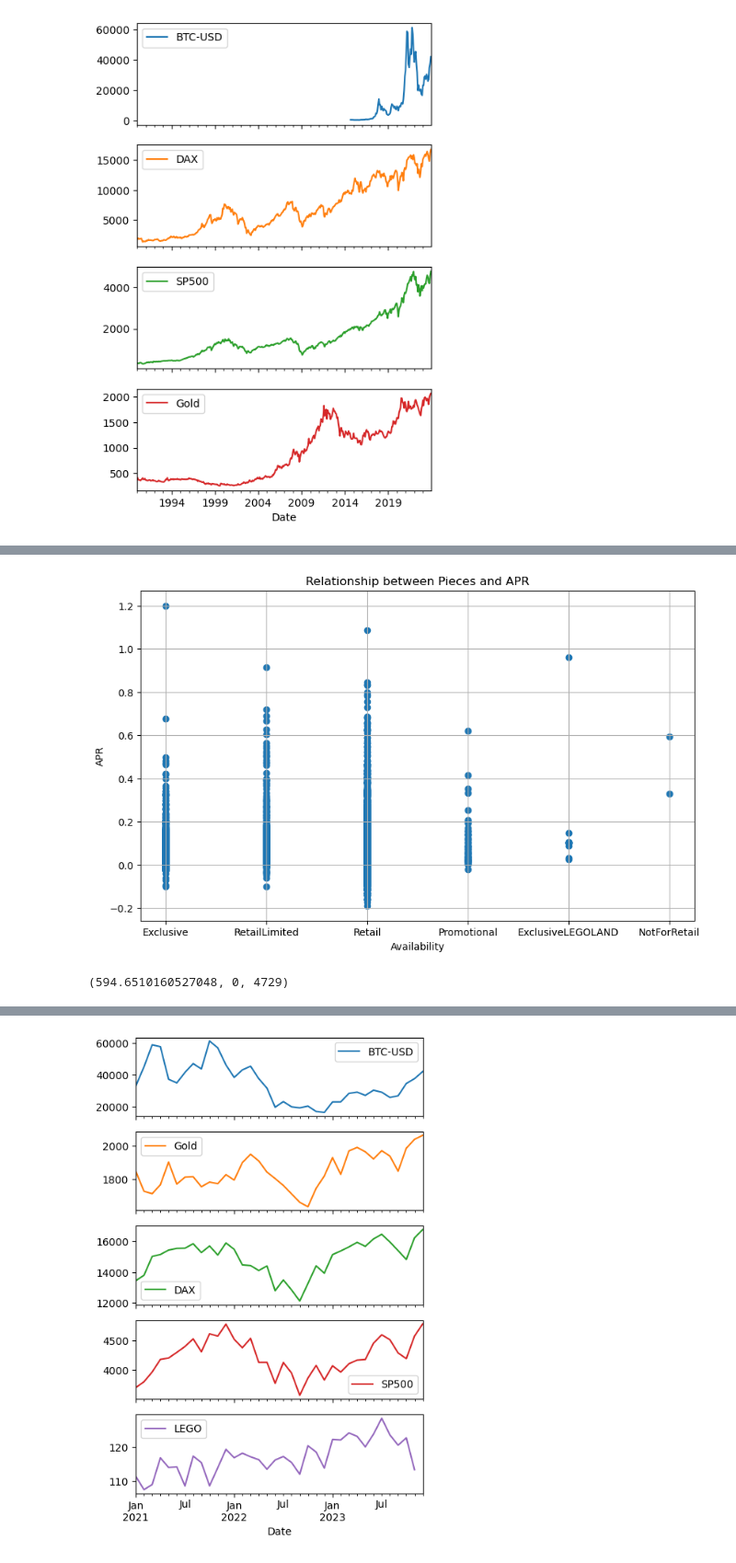
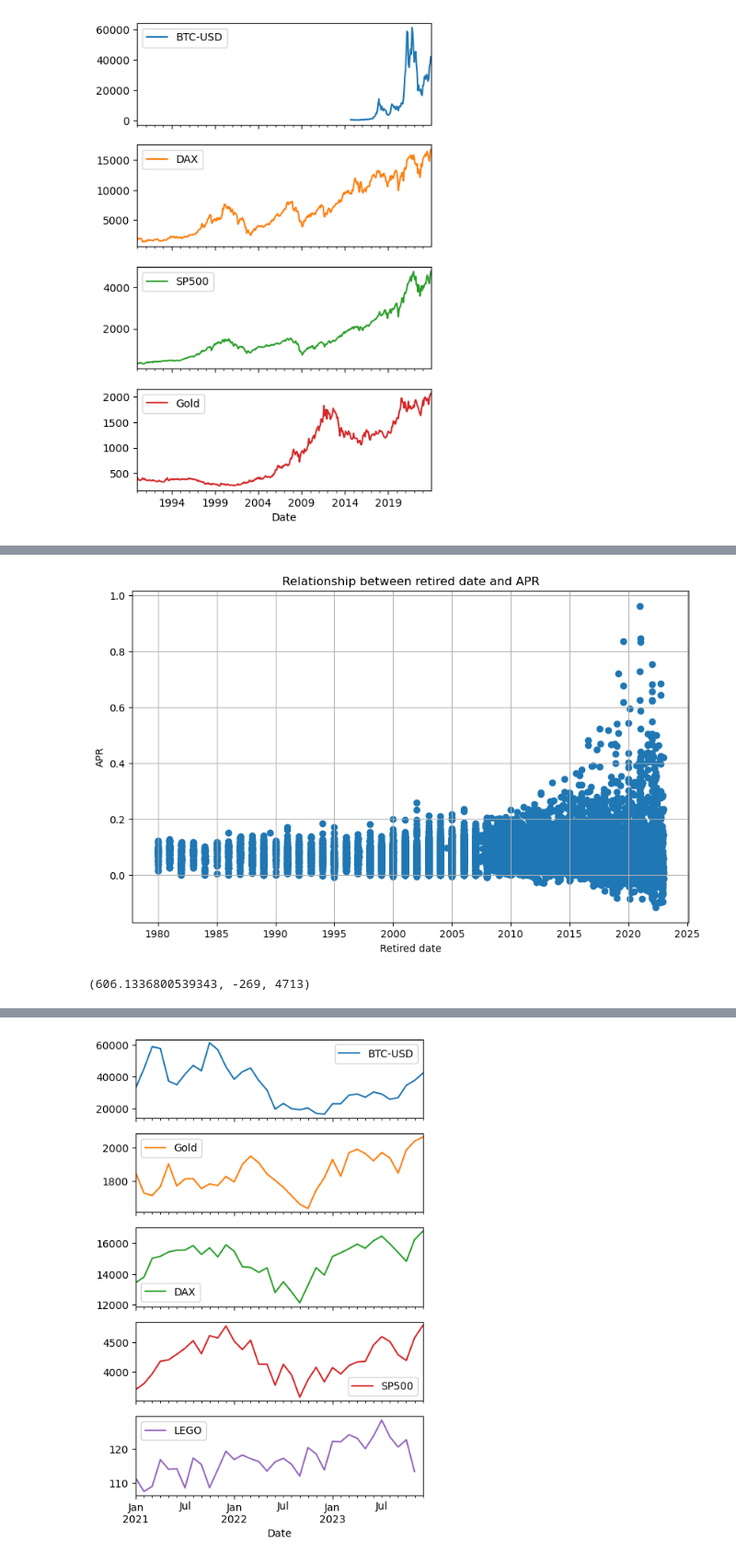
Before and after one commit to dawidgrabarczyk/lego-investment-analysis, a Jupyter notebook: lego.ipynb, the cells around one changed output, grey strips where cells are left out. Shown: that part at 92% size. Drawn from its saved outputs; the diff is of its cells as text; code cells hidden in the pictures.

```diff
--- a/lego.ipynb
+++ b/lego.ipynb
@@ -38,8 +67,7 @@ df = df.drop(['Subtheme', 'Paid', 'Growth', 'Condition', 'Date', 'Notes', 'Colle
 # %%
 # All column names should start with a lowerletter and have '_' where space is required
 df.columns = [col.lower() for col in df.columns]
-df.rename(columns={'releaseddate': 'released_date'}, inplace=True)
-df.rename(columns={'retireddate': 'retired_date'}, inplace=True)
+df.rename(columns={'releaseddate': 'released_date', 'retireddate': 'retired_date'}, inplace=True)
 
 df.head()
 # %% [output]
@@ -71,7 +99,3 @@ retail            0
 value             0
 dtype: int64
 Number of rows with at least one NaN value: 35.
-# %%
-# Removing rows with at least one NaN value
-df = df.dropna()
-print(df.isnull().sum())
@@ -120,7 +130,7 @@ df.head()
 # Function to convert date format and handle invalid dates
 def convert_date_format(date_str):
     try:
-        return pd.to_datetime(date_str, format="%d/%m/%Y")
+        return pd.to_datetime(date_str)
     except ValueError:
         return pd.NaT
 
@@ -312,9 +376,11 @@ plt.show()
 # %%
 # Filer database
-df = df[(df['year'] >= 1980) & (df['year'] <= 2022)]
 df = df[(df['pieces'] != 0)]
 df = df[(df['retail'] != 0)]
-df = df[(df['retired'] == True)]
+date_min = pd.Timestamp('1979-12-31')
+date_max = pd.Timestamp('2022-12-31')
+df = df[df['retired_date'] >= date_min]
+df = df[df['retired_date'] <= date_max]
 
 # Reset index
 df = df.reset_index(drop=True)
@@ -474,13 +553,13 @@ plt.show()
 # %%
 plt.figure(figsize=(10, 6))
-plt.scatter(df['availability'], df['APR'])
-plt.title('Relationship between Pieces and APR')
-plt.xlabel('Availability')
+plt.scatter(df['retired_date'], df['APR'])
+plt.title('Relationship between retired date and APR')
+plt.xlabel('Retired date')
 plt.ylabel('APR')
 plt.grid(True)
 plt.show()
 # %% [output]
-[figure, old version]
+[figure, new version]
 # %%
 # Transforming columns with dates into date format
 df['released_date'] = pd.to_datetime(df['released_date'])
@@ -502,7 +581,7 @@ average_time_on_market = df['time_on_market'].mean()
 
 average_time_on_market, df['time_on_market'].min(), df['time_on_market'].max()
 # %% [output]
-(594.6510160527048, 0, 4729)
+(606.1336800539343, -269, 4713)
 # %%
 df.head()
 # %% [output]
```
Also changed, not shown: parts of 51 cells of this notebook, 10 other files.
